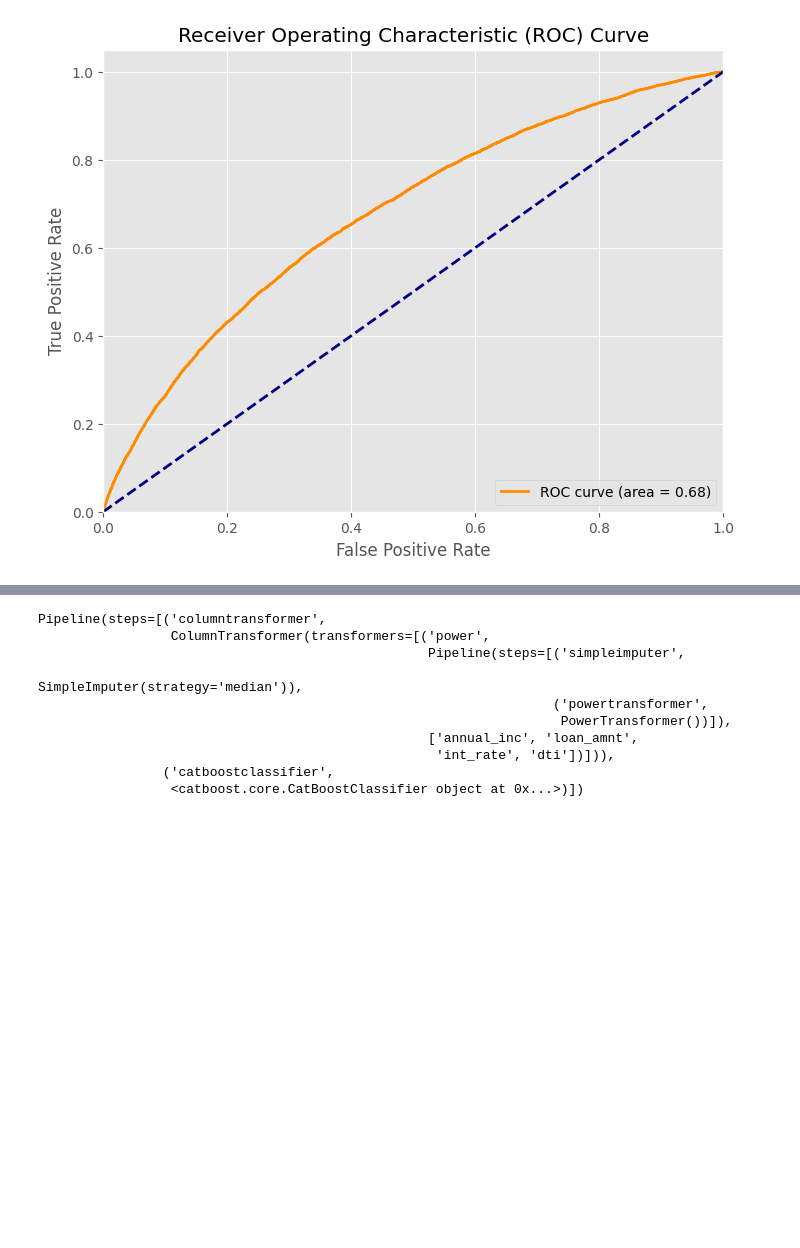
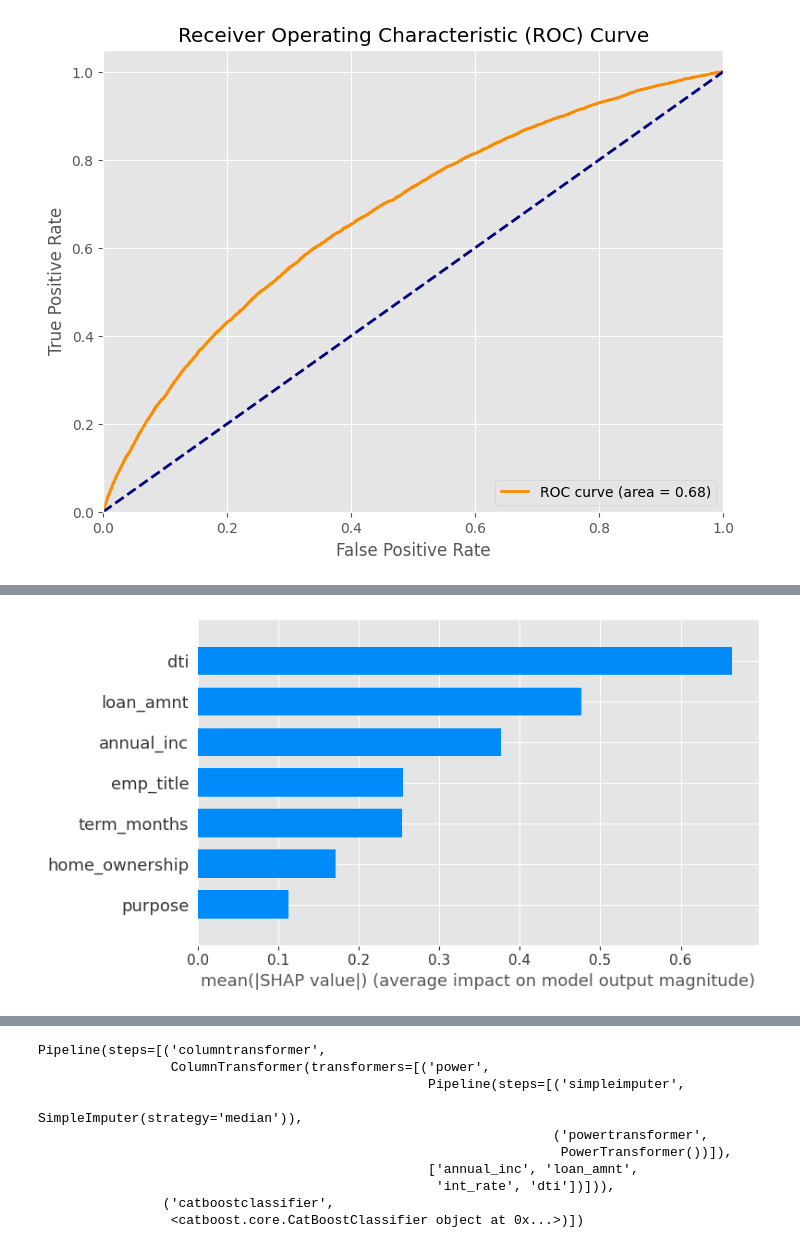
Before and after one commit to waileong-leong/loan_analysis, a Jupyter notebook: notebooks/catboost.ipynb, the cells around one changed output, grey strips where cells are left out. Cells and saved outputs as stored; diff of their text form; code cells hidden in the pictures; blank space fills up the shorter version.

```diff
--- a/notebooks/catboost.ipynb
+++ b/notebooks/catboost.ipynb
@@ -401,3 +408,7 @@ Confusion Matrix:
+# %%
+shap.summary_plot(shap_values, X_train, plot_type="bar")
+# %% [output]
+[figure, added]
 # %%
 from sklearn.inspection import permutation_importance
 result = permutation_importance(pipeline, X_test, y_test,
```
Also changed, not shown: parts of 2 cells of this notebook, 2 other files.
